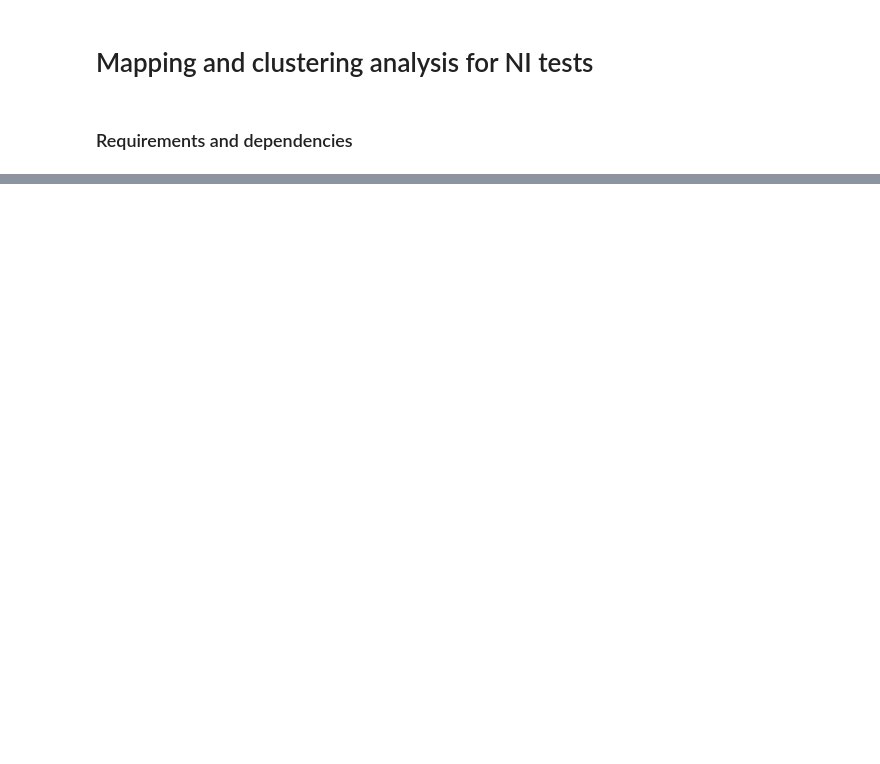
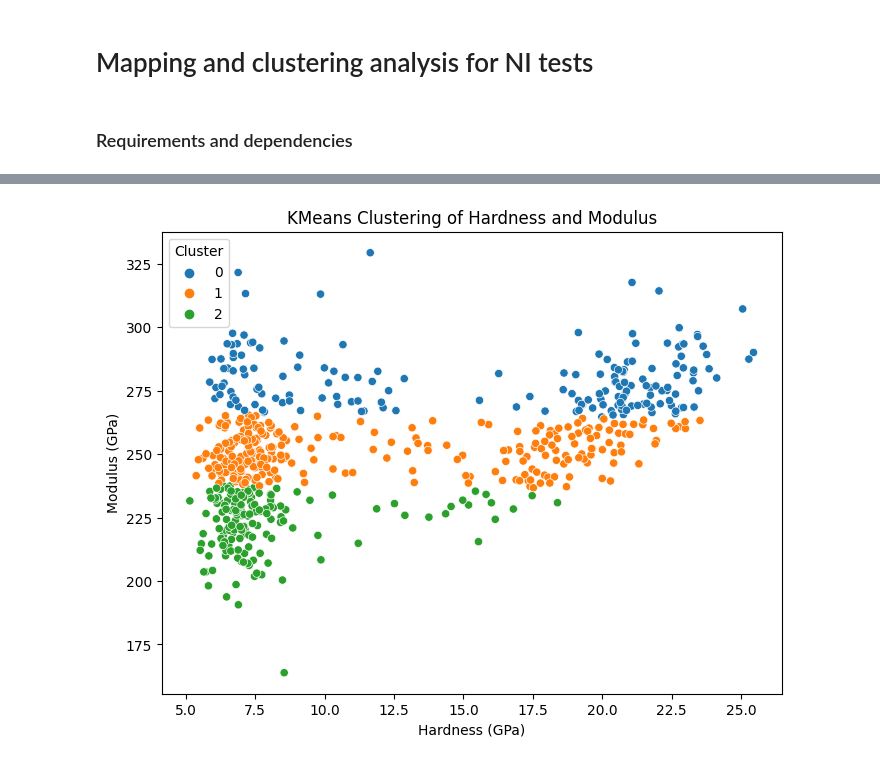
Before and after one commit to DavidMercier/Indentation2025, a Jupyter notebook: Atelier1_ML-Clustering/Clustering.ipynb, the cells around one changed output, grey strips where cells are left out. Saved outputs shown, nothing was run; the diff lists cells and outputs as text; code cells hidden in the pictures; blank space fills up the shorter version.

```diff
--- a/Atelier1_ML-Clustering/Clustering.ipynb
+++ b/Atelier1_ML-Clustering/Clustering.ipynb
@@ -249,0 +191,84 @@ Cluster data successfully saved to C:\github\ICME-OoCTO\MLforMultiphaseMaterials
+# %%
+# Cluster the data using KMeans, or GMM...
+method = 'KMeans' # 'GMM'
+
+if method == 'KMeans':
+    kmeans = KMeans(n_clusters=optimal_k, random_state=42)
+elif method == 'GMM':
+    kmeans = GaussianMixture(n_components=optimal_k, random_state=42)
+
+data = data.dropna(subset=['HARDNESS_GPa', 'MODULUS_GPa']).reset_index(drop=True)
+
+if method == 'KMeans':
+    data['Cluster'] = kmeans.fit_predict(data[['HARDNESS_GPa', 'MODULUS_GPa']])
+elif method == 'GMM':
+    data['Cluster'] = kmeans.fit(data[['HARDNESS_GPa', 'MODULUS_GPa']]).predict(data[['HARDNESS_GPa', 'MODULUS_GPa']])
+
+data['Cluster'] = data['Cluster'].astype(int)
+print(data[['HARDNESS_GPa', 'MODULUS_GPa', 'Cluster']].head())
+
+# Plot clustered data using colors defined above
+plt.figure(figsize=(8, 6))
+sns.scatterplot(x='HARDNESS_GPa', y='MODULUS_GPa', hue='Cluster', palette=colors, data=data)
+plt.title('KMeans Clustering of Hardness and Modulus')
+plt.xlabel('Hardness (GPa)')
+plt.ylabel('Modulus (GPa)')
+plt.legend(title='Cluster')
+plt.savefig('kmeans_clusters.png')
+plt.show()
+
+# Function to create a grid and plot square pixels
+def plot_pixel_map(x, y, z, title, xlabel, ylabel, cluster_colors, save_path=None):
+    # Create a pivot table to structure data into a grid
+    grid_data = pd.DataFrame({'X': x, 'Y': y, 'Cluster': z})
+    pivot = grid_data.pivot(index='Y', columns='X', values='Cluster')
+
+    # Sort the grid to ensure proper alignment
+    pivot = pivot.sort_index(ascending=False)  # Y-axis should be inverted for plotting
+
+    # Create a colormap for clusters
+    unique_clusters = np.unique(z)
+    cluster_cmap = [cluster_colors[cluster] for cluster in unique_clusters]
+    cmap = plt.matplotlib.colors.ListedColormap(cluster_cmap)
+
+    # Plot the grid as square pixels
+    plt.figure(figsize=(8, 6))
+    plt.imshow(pivot, cmap=cmap, aspect='equal', interpolation='none')  # Square pixels
+    plt.title(title)
+    plt.xlabel(xlabel)
+    plt.ylabel(ylabel)
+
+    # Add a legend for clusters
+    handles = [plt.Line2D([0], [0], marker='s', color=color, linestyle='', markersize=10, label=f'Cluster {cluster}')
+               for cluster, color in zip(unique_clusters, cluster_cmap)]
+    plt.legend(handles=handles, title="Clusters", bbox_to_anchor=(1.05, 1), loc='upper left')
+
+    if save_path:
+        plt.savefig(save_path, bbox_inches='tight')  # Save with tight layout to include the legend
+    plt.show()
+
+# Create a colormap for clusters
+cmap = {i: colors[i] for i in range(optimal_k)}
+data['Cluster_Color'] = data['Cluster'].map(cmap)
+
+# Plot clusters on spatial map with square pixels
+plot_pixel_map(data['X Position_µm'], data['Y Position_µm'], data['Cluster'],
+               title='KMeans Clusters', xlabel='X Position (µm)', ylabel='Y Position (µm)',
+               cluster_colors=cmap, save_path='spatial_clusters_square_pixels.png')
+
+# Print cluster statistics
+cluster_stats = data.groupby('Cluster').agg({
+    'HARDNESS_GPa': ['mean', 'std', 'min', 'max'],
+    'MODULUS_GPa': ['mean', 'std', 'min', 'max'],
+    'Cluster': 'count'
+}).rename(columns={'Cluster': 'Count'})
+
+print(cluster_stats)
+
+# Print clusters ratio in %
+total_points = len(data)
+for cluster in range(optimal_k):
+    count = len(data[data['Cluster'] == cluster])
+    ratio = (count / total_points) * 100
+    print(f"Cluster {cluster}: {count} points, {ratio:.2f}%")
+# %% [output]
@@ -249,0 +281 @@ Cluster data successfully saved to C:\github\ICME-OoCTO\MLforMultiphaseMaterials
+[figure, added]
```
Also changed, not shown: parts of 26 cells of this notebook, 35 other files.
